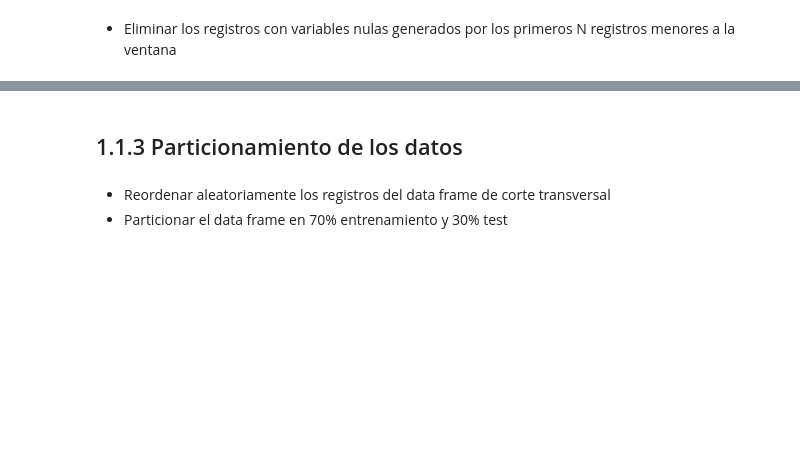
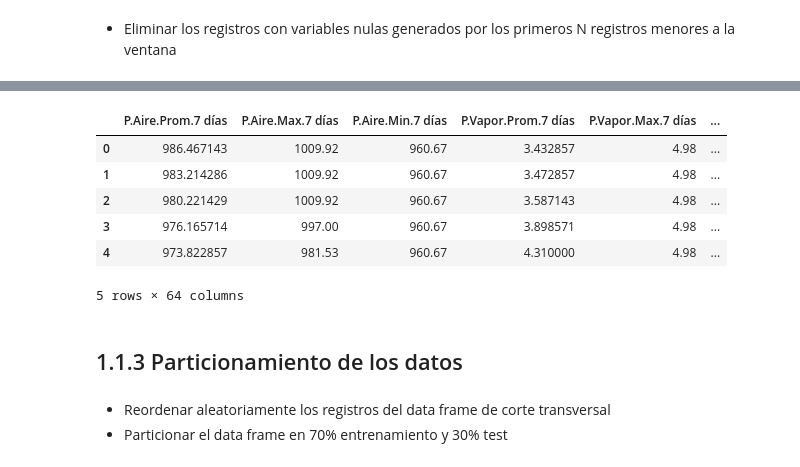
Before and after one commit to josemoncada87/tallerFDA2, a Jupyter notebook: Taller Fundamentos de Analítica de Datos II - Enunciado.ipynb, the cells around one changed output, grey strips where cells are left out. Saved outputs shown, nothing was run; the diff lists cells and outputs as text; code cells hidden in the pictures; blank space fills up the shorter version.

```diff
--- a/Taller Fundamentos de Analítica de Datos II - Enunciado.ipynb
+++ b/Taller Fundamentos de Analítica de Datos II - Enunciado.ipynb
@@ -232,5 +263,14 @@ memory usage: 393.0 KB
 # %%
 df1.reset_index(drop=True, inplace=True)
+df1.head()
+# %% [output]
+|  | P.Aire.Prom.7 días | P.Aire.Max.7 días | P.Aire.Min.7 días | P.Vapor.Prom.7 días | P.Vapor.Max.7 días | ... |
+| 0 | 986.467143 | 1009.92 | 960.67 | 3.432857 | 4.98 | ... |
+| 1 | 983.214286 | 1009.92 | 960.67 | 3.472857 | 4.98 | ... |
+| 2 | 980.221429 | 1009.92 | 960.67 | 3.587143 | 4.98 | ... |
+| 3 | 976.165714 | 997.00 | 960.67 | 3.898571 | 4.98 | ... |
+| 4 | 973.822857 | 981.53 | 960.67 | 4.310000 | 4.98 | ... |
+5 rows × 64 columns
 # %% [markdown]
 <h2>1.1.3 Particionamiento de los datos
 # %% [markdown]
```
Also changed, not shown: parts of 10 cells of this notebook.
